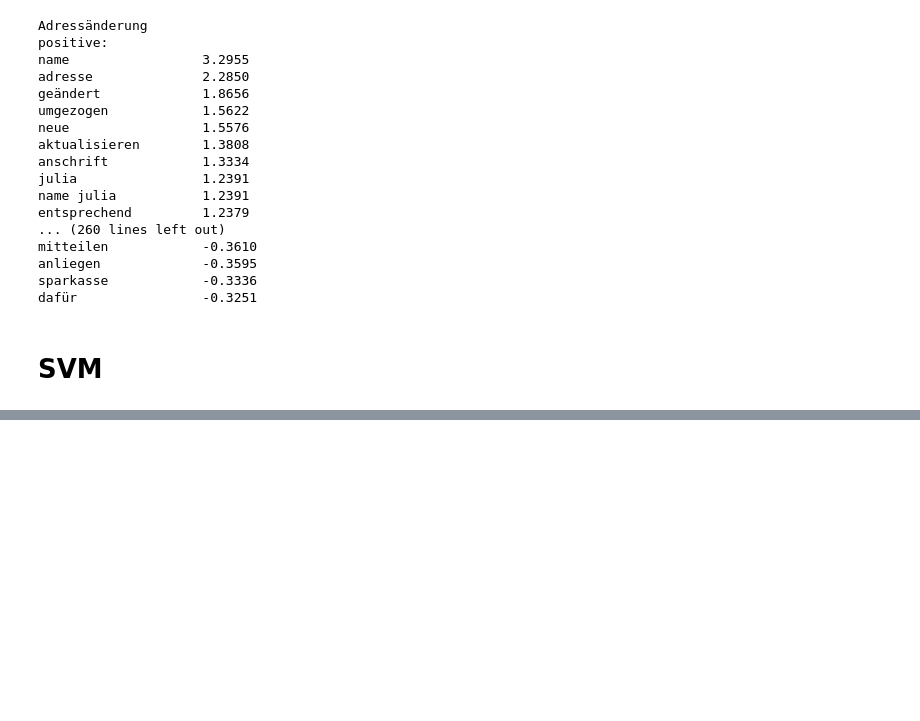
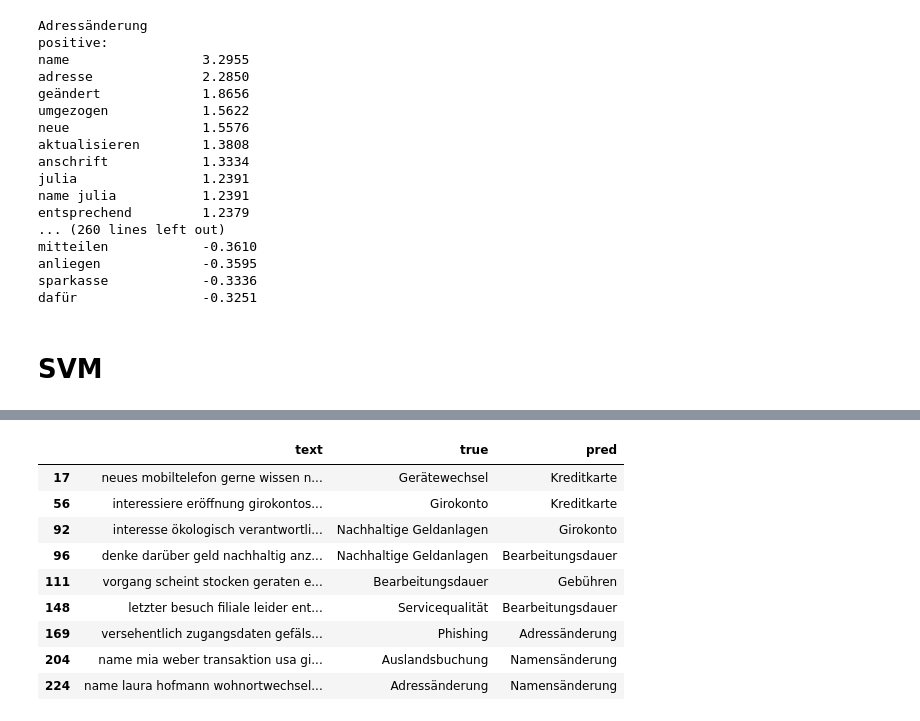
Before and after one commit to almilash/sparkasse_text_classification_challenge, a Jupyter notebook: model/ananas2.ipynb, the cells around one changed output, grey strips where cells are left out. Saved outputs shown, nothing was run; the diff lists cells and outputs as text; code cells hidden in the pictures; blank space fills up the shorter version.

```diff
--- a/model/ananas2.ipynb
+++ b/model/ananas2.ipynb
@@ -354,12 +376,23 @@ plt.show()
 # %%
 # wrong classifications
 df_results = pd.DataFrame({
     "text": x_text,
     "true": y_labels,
     "pred": y_pred_svm_loo
 })
 
-df_results[df_results["True Label"] != df_results["Predicted Label"]]
+df_results[df_results["true"] != df_results["pred"]]
+# %% [output]
+|  | text | true | pred |
+| 17 | neues mobiltelefon gerne wissen n... | Gerätewechsel | Kreditkarte |
+| 56 | interessiere eröffnung girokontos... | Girokonto | Kreditkarte |
+| 92 | interesse ökologisch verantwortli... | Nachhaltige Geldanlagen | Girokonto |
+| 96 | denke darüber geld nachhaltig anz... | Nachhaltige Geldanlagen | Bearbeitungsdauer |
+| 111 | vorgang scheint stocken geraten e... | Bearbeitungsdauer | Gebühren |
+| 148 | letzter besuch filiale leider ent... | Servicequalität | Bearbeitungsdauer |
+| 169 | versehentlich zugangsdaten gefäls... | Phishing | Adressänderung |
+| 204 | name mia weber transaktion usa gi... | Auslandsbuchung | Namensänderung |
+| 224 | name laura hofmann wohnortwechsel... | Adressänderung | Namensänderung |
 # %%
 # Support Vector Machines (with TF-IDF) and TRAIN TEST SPLIT
 # as alternative to LO (but not really used in our work)
```
Also changed, not shown: parts of 3 cells of this notebook.
